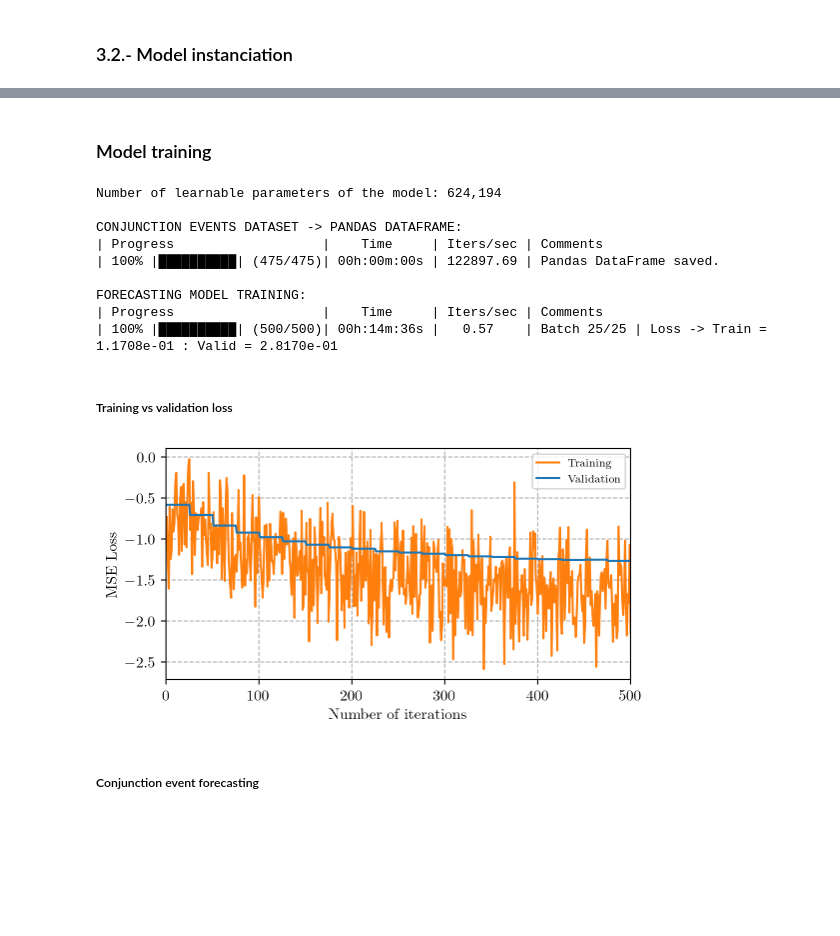
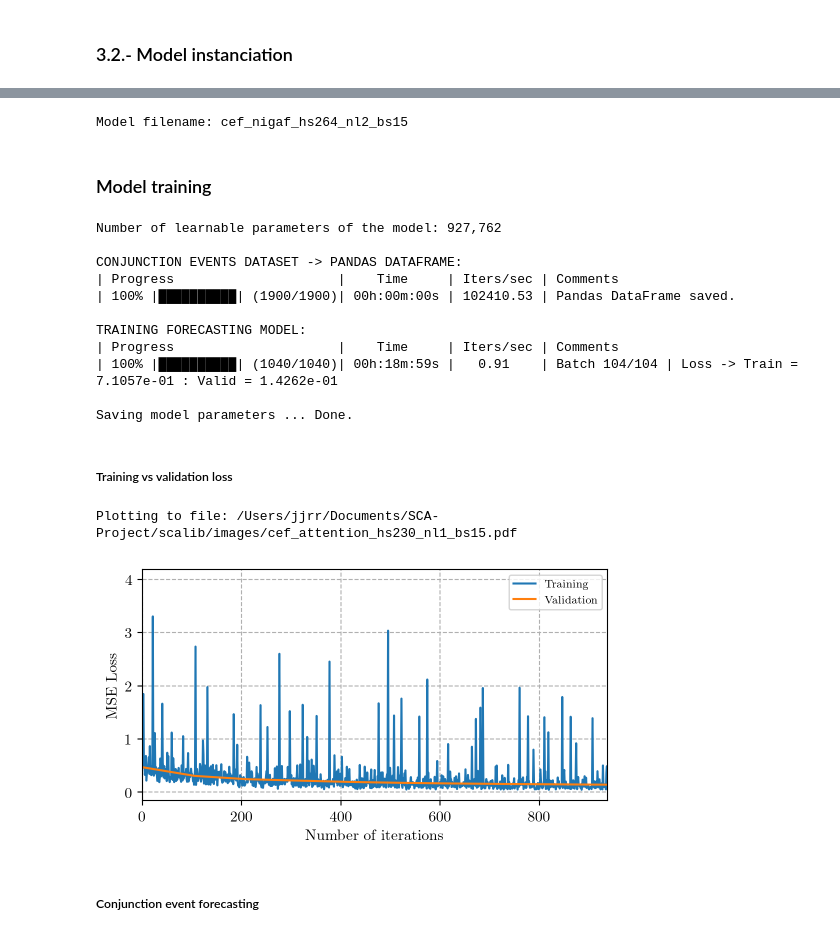
Before and after one commit to JJavierRosales/scapy, a Jupyter notebook: notebooks/rnn_time_series_forecasting.ipynb, the cells around one changed output, grey strips where cells are left out. Drawn from its saved outputs; the diff is of its cells as text; code cells hidden in the pictures; blank space fills up the shorter version.

Commit message:
Update rnn notebook to include all networks

```diff
--- a/notebooks/rnn_time_series_forecasting.ipynb
+++ b/notebooks/rnn_time_series_forecasting.ipynb
@@ -44,12 +43,12 @@ print(utils.cwd)
 #As an example, we first show the case in which the data comes from the Kelvins competition.
 #For this, we built a specific converter that takes care of the conversion from Kelvins format
 #to standard CDM format (the data can be downloaded at https://kelvins.esa.int/collision-avoidance-challenge/data/):
-filepath = utils.os.path.join(utils.cwd,'data','esa-challenge','train_data.csv')
+filepath = os.path.join(utils.cwd,'data','esa-challenge','train_data.csv')
 
 # Get ConjunctionEventsDataset object
 events = kelvins_challenge_events(filepath,
             drop_features = ['c_rcs_estimate', 't_rcs_estimate'],
-            num_events = 500)
+            num_events = 2000)
 
 # Get features to train the model.
 nn_features = events.common_features(only_numeric=True)
@@ -97,6 +96,7 @@ networks = nn.ModuleDict({})
 # Initialize parameters
 num_layers = 2      # Number of stacked LSTM layers
 dropout = 0.2       # Dropout probability between layers
-hidden_size = 256   # Hidden size
+hidden_size = 264   # Hidden size
+batch_size = 15
 # %%
 # Initialize LSTM architecture using custom cell
@@ -248,27 +241,61 @@ ModuleDict(
+# %%
+import torch
+reload(xnn)
+# Print model.
+network_name = 'nigaf'
+network = networks[network_name]
+
+# print(f'\n{network}\n')
+
+# Initialize model.
+model = xnn.ConjunctionEventForecaster(layers = network, features = nn_features)
+
+# Iterate over network to get the parameters.
+for name, layer in network.items():
+    if 'lstm' in name:
+        layer.hidden_size
+        filename = f'cef_{network_name}_' + \
+                   f'hs{layer.hidden_size}_' + \
+                   f'nl{layer.num_layers}_bs{batch_size}'
+        break
+
+filepath_model = os.path.join(utils.cwd, 'models', filename)
+
+torch.save(network, filepath_model + '_network')
+
+print(f'Model filename: {filename}')
+# %% [output]
+Model filename: cef_nigaf_hs264_nl2_bs15
 # %% [markdown]
 ### Model training
 # %%
 # Start training
-model.learn(events_train_and_val, epochs = 20, lr = 1e-3, batch_size = 16,
+model.learn(events_train_and_val, epochs = 10, lr = 1e-3, batch_size = batch_size,
             device = 'cpu', valid_proportion = 0.15, num_workers = 4,
-            event_samples_for_stats = 1000)
+            event_samples_for_stats = 2000, filepath_model = filepath_model + '_parameters',
+            epoch_step_checkpoint = 5)
 # %% [output]
-Number of learnable parameters of the model: 624,194
+Number of learnable parameters of the model: 927,762
 
 CONJUNCTION EVENTS DATASET -> PANDAS DATAFRAME:
-| Progress                   |    Time     | Iters/sec | Comments
-| 100% |██████████| (475/475)| 00h:00m:00s | 122897.69 | Pandas DataFrame saved.
+| Progress                     |    Time     | Iters/sec | Comments
+| 100% |██████████| (1900/1900)| 00h:00m:00s | 102410.53 | Pandas DataFrame saved.
 
-FORECASTING MODEL TRAINING:
-| Progress                   |    Time     | Iters/sec | Comments
-| 100% |██████████| (500/500)| 00h:14m:36s |   0.57    | Batch 25/25 | Loss -> Train = 1.1708e-01 : Valid = 2.8170e-01
+TRAINING FORECASTING MODEL:
+| Progress                     |    Time     | Iters/sec | Comments
+| 100% |██████████| (1040/1040)| 00h:18m:59s |   0.91    | Batch 104/104 | Loss -> Train = 7.1057e-01 : Valid = 1.4262e-01
+
+Saving model parameters ... Done.
 # %% [markdown]
 ##### Training vs validation loss
 # %%
 # Plot MSE loss throughout iterations.
-model.plot_loss(filepath = None, log_scale = True)
+model.plot_loss(filepath = os.path.join(utils.cwd, 'images', filename + '.pdf'),
+                log_scale = False,
+                plot_lr = False)
 # %% [output]
+Plotting to file: /Users/jjrr/Documents/SCA-Project/scalib/images/cef_attention_hs230_nl1_bs15.pdf
-[figure, old version]
+[figure, new version]
 # %% [markdown]
 ##### Conjunction event forecasting
 # %%
```
Also changed, not shown: parts of 14 cells of this notebook, 1 other file.
